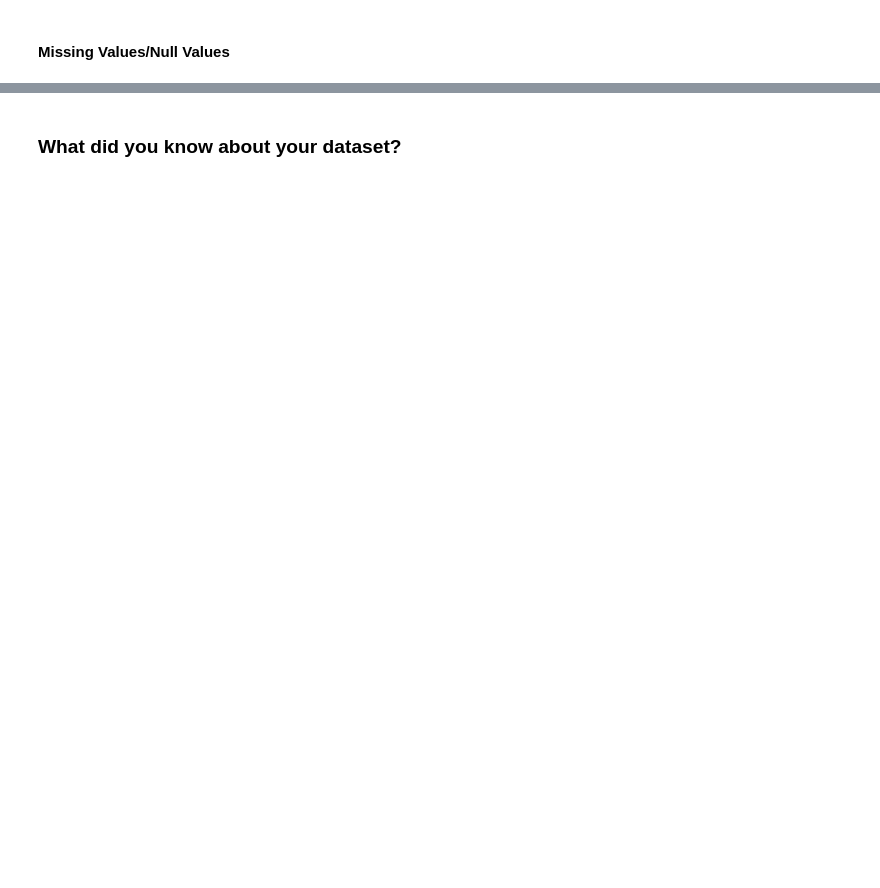
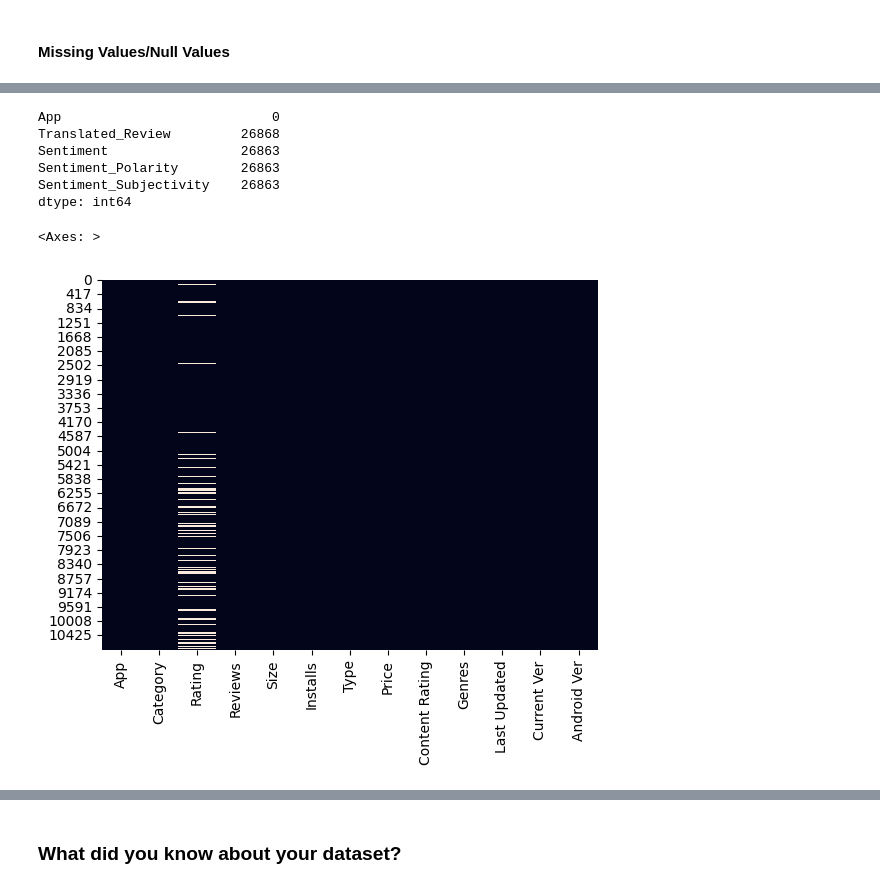
Before and after one commit to RayedShamim/Google-Play-Store-EDA-Rayed, a Jupyter notebook: Google_Play_Store_EDA_Submission.ipynb, the cells around one changed output, grey strips where cells are left out. Saved outputs shown, nothing was run; the diff lists cells and outputs as text; code cells hidden in the pictures; blank space fills up the shorter version.

Commit message:
Data Wrangling milestone - 1

```diff
--- a/Google_Play_Store_EDA_Submission.ipynb
+++ b/Google_Play_Store_EDA_Submission.ipynb
@@ -78,3 +85,14 @@ M - Multivariate Analysis
+# %%
+# Load Dataset
+
+file1 = 'Play Store Data.csv'
+file2 = 'User Reviews.csv'
+working_path = '/content/drive/My Drive/Alma better/EDA Capstone/data/'
+#psdf -> abbreviated for Play store dataframe
+psdf = pd.read_csv(working_path + file1)
+
+#urdf -> abbreviation for User Review Dataframe
+urdf = pd.read_csv(working_path + file2)
 # %% [markdown]
 ### Dataset First View
 # %%
@@ -98,2 +213,15 @@ M - Multivariate Analysis
+# %%
+urdf.isnull().sum()
+# %% [output]
+App                           0
+Translated_Review         26868
+Sentiment                 26863
+Sentiment_Polarity        26863
+Sentiment_Subjectivity    26863
+dtype: int64
 # %%
 # Visualizing the missing values
+sns.heatmap(psdf.isnull(), cbar=False)
+# %% [output]
+<Axes: >
+[figure, added]
```
Also changed, not shown: parts of 48 cells of this notebook.
